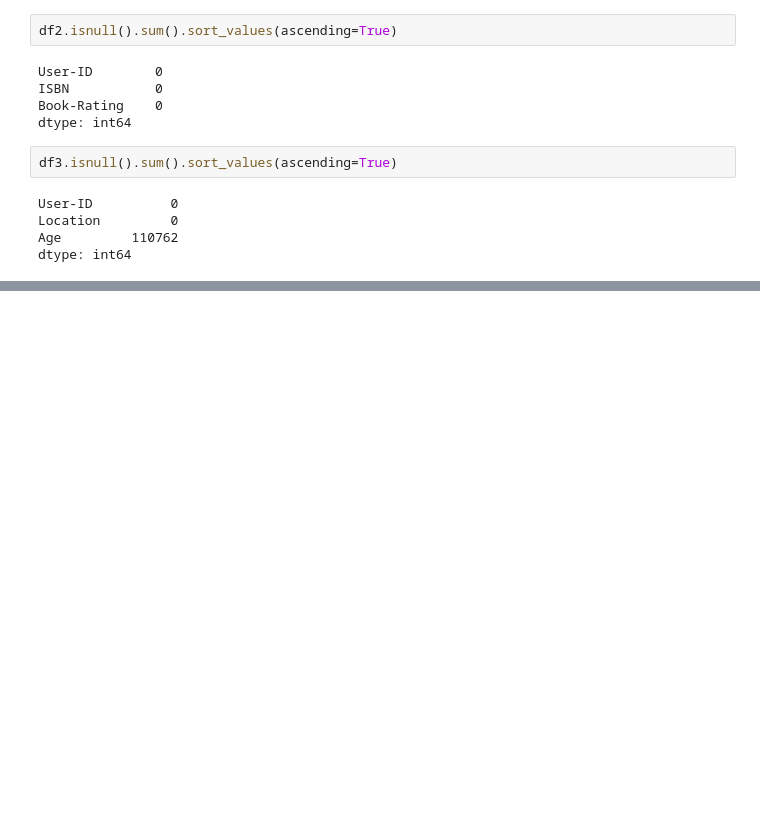
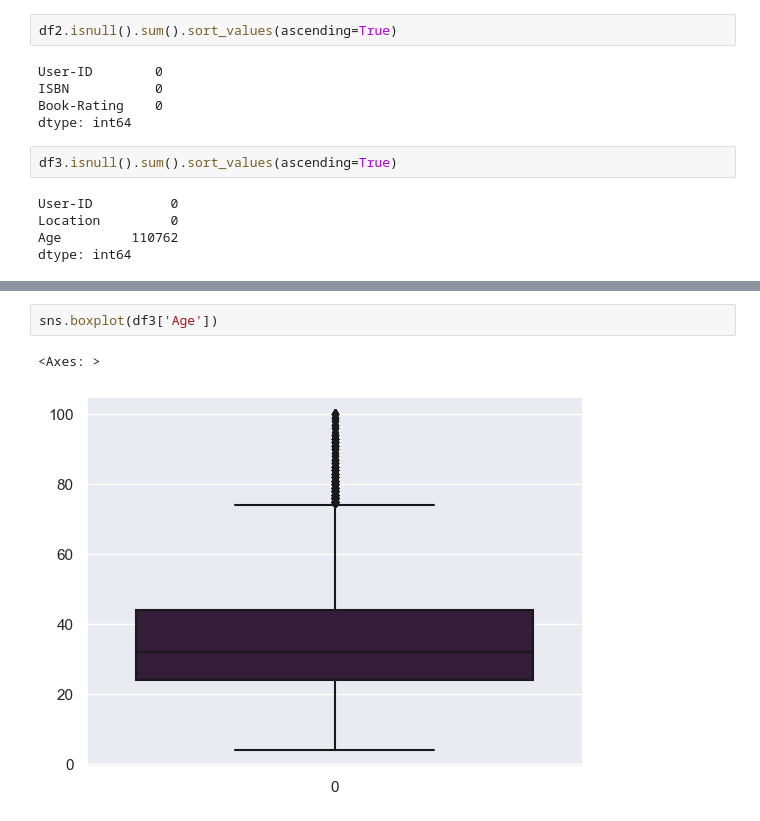
Before and after one commit to flo-shi/Recommender-System, a Jupyter notebook: recommenda system.ipynb, the cells around one changed output, grey strips where cells are left out. Saved outputs shown, nothing was run; the diff lists cells and outputs as text; blank space fills up the shorter version.

```diff
--- a/recommenda system.ipynb
+++ b/recommenda system.ipynb
@@ -146,0 +231,5 @@ dtype: int64
+# %%
+sns.boxplot(df3['Age'])
+# %% [output]
+<Axes: >
+[figure, added]
```
Also changed, not shown: parts of 21 cells of this notebook.
